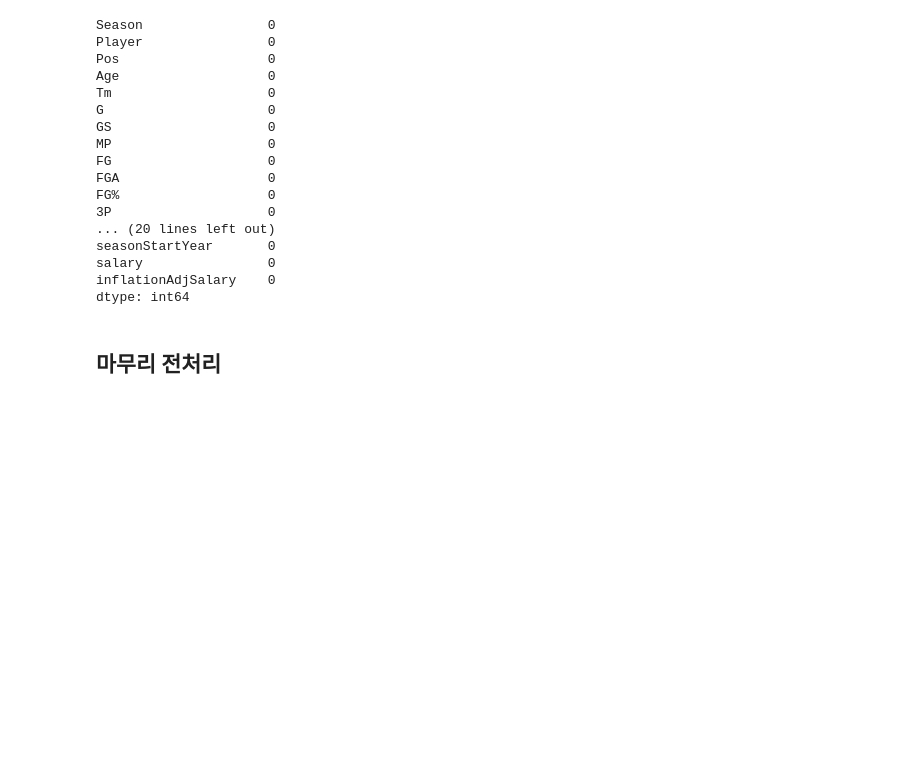
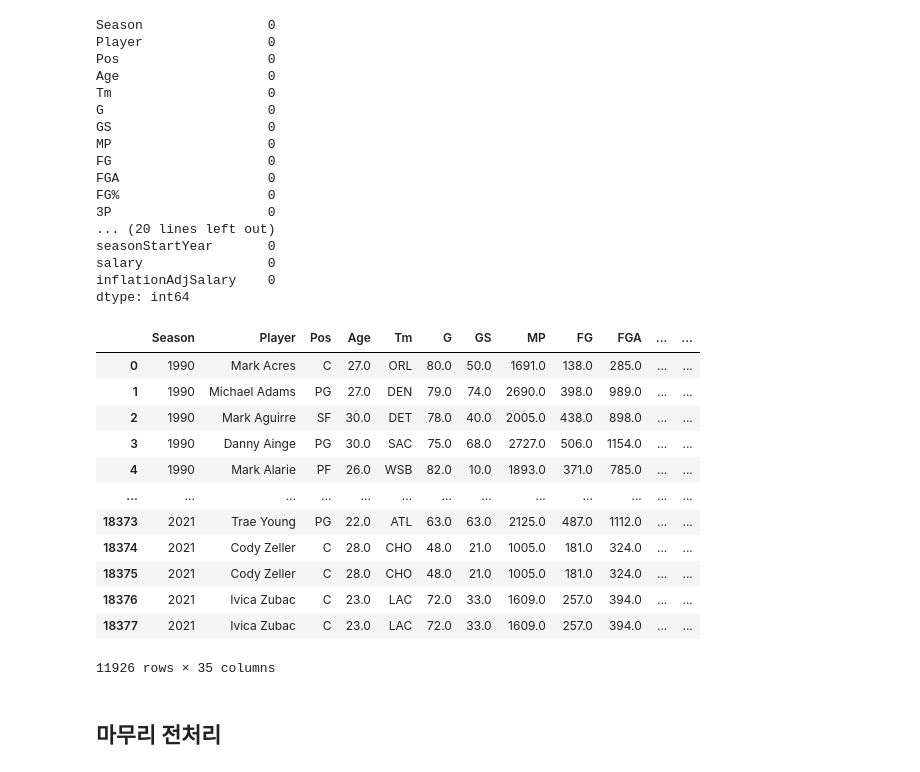
Before and after one commit to sangchun1/nba_salary, a Jupyter notebook: preprocess.ipynb, the cells around one changed output. Drawn from its saved outputs; the diff is of its cells as text; code cells hidden in the pictures; blank space fills up the shorter version.

```diff
--- a/preprocess.ipynb
+++ b/preprocess.ipynb
@@ -192,6 +197,22 @@ seasonStartYear       0
 salary                0
 inflationAdjSalary    0
 dtype: int64
+# %%
+df1
+# %% [output]
+|  | Season | Player | Pos | Age | Tm | G | GS | MP | FG | FGA | ... | ... |
+| 0 | 1990 | Mark Acres | C | 27.0 | ORL | 80.0 | 50.0 | 1691.0 | 138.0 | 285.0 | ... | ... |
+| 1 | 1990 | Michael Adams | PG | 27.0 | DEN | 79.0 | 74.0 | 2690.0 | 398.0 | 989.0 | ... | ... |
+| 2 | 1990 | Mark Aguirre | SF | 30.0 | DET | 78.0 | 40.0 | 2005.0 | 438.0 | 898.0 | ... | ... |
+| 3 | 1990 | Danny Ainge | PG | 30.0 | SAC | 75.0 | 68.0 | 2727.0 | 506.0 | 1154.0 | ... | ... |
+| 4 | 1990 | Mark Alarie | PF | 26.0 | WSB | 82.0 | 10.0 | 1893.0 | 371.0 | 785.0 | ... | ... |
+| ... | ... | ... | ... | ... | ... | ... | ... | ... | ... | ... | ... | ... |
+| 18373 | 2021 | Trae Young | PG | 22.0 | ATL | 63.0 | 63.0 | 2125.0 | 487.0 | 1112.0 | ... | ... |
+| 18374 | 2021 | Cody Zeller | C | 28.0 | CHO | 48.0 | 21.0 | 1005.0 | 181.0 | 324.0 | ... | ... |
+| 18375 | 2021 | Cody Zeller | C | 28.0 | CHO | 48.0 | 21.0 | 1005.0 | 181.0 | 324.0 | ... | ... |
+| 18376 | 2021 | Ivica Zubac | C | 23.0 | LAC | 72.0 | 33.0 | 1609.0 | 257.0 | 394.0 | ... | ... |
+| 18377 | 2021 | Ivica Zubac | C | 23.0 | LAC | 72.0 | 33.0 | 1609.0 | 257.0 | 394.0 | ... | ... |
+11926 rows × 35 columns
 # %% [markdown]
 ## 마무리 전처리
 # %%
```
Also changed, not shown: parts of 6 cells of this notebook, 5 other files.
